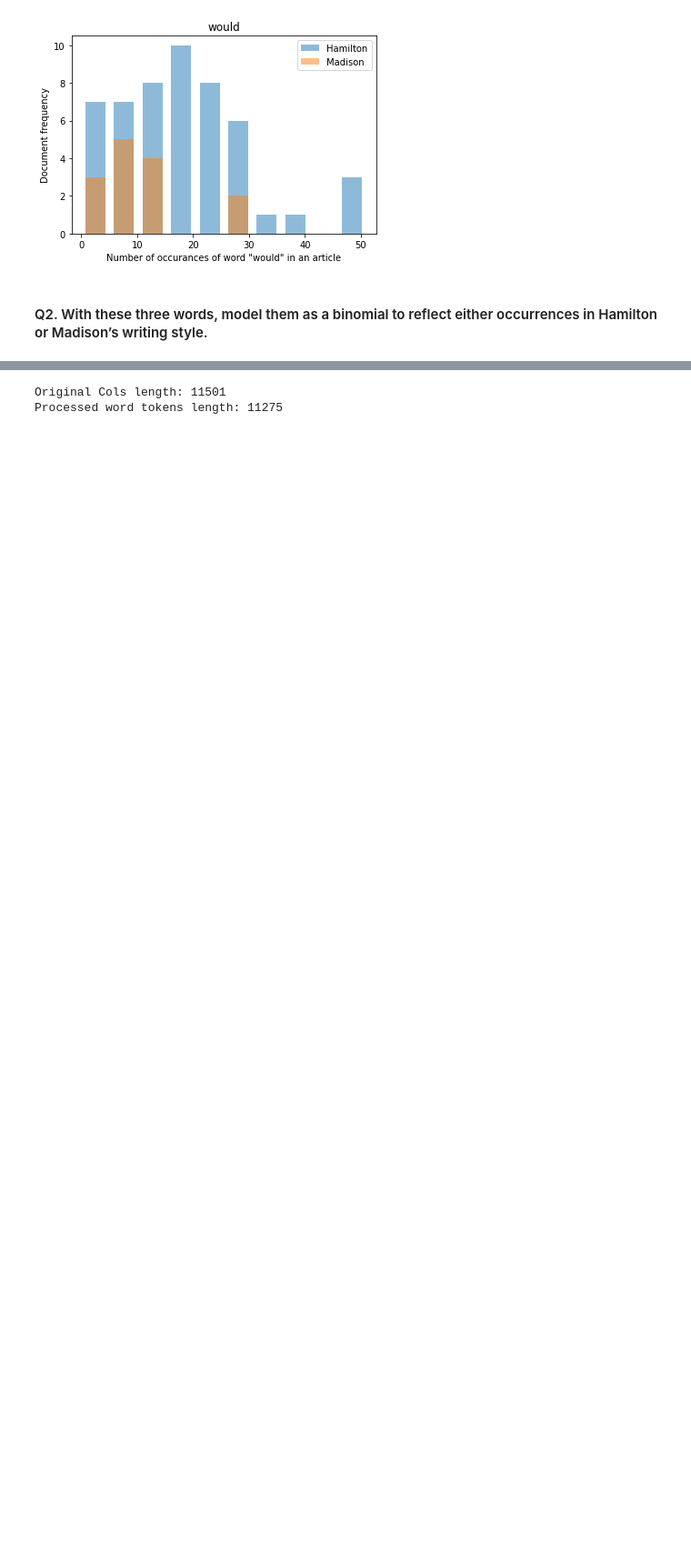
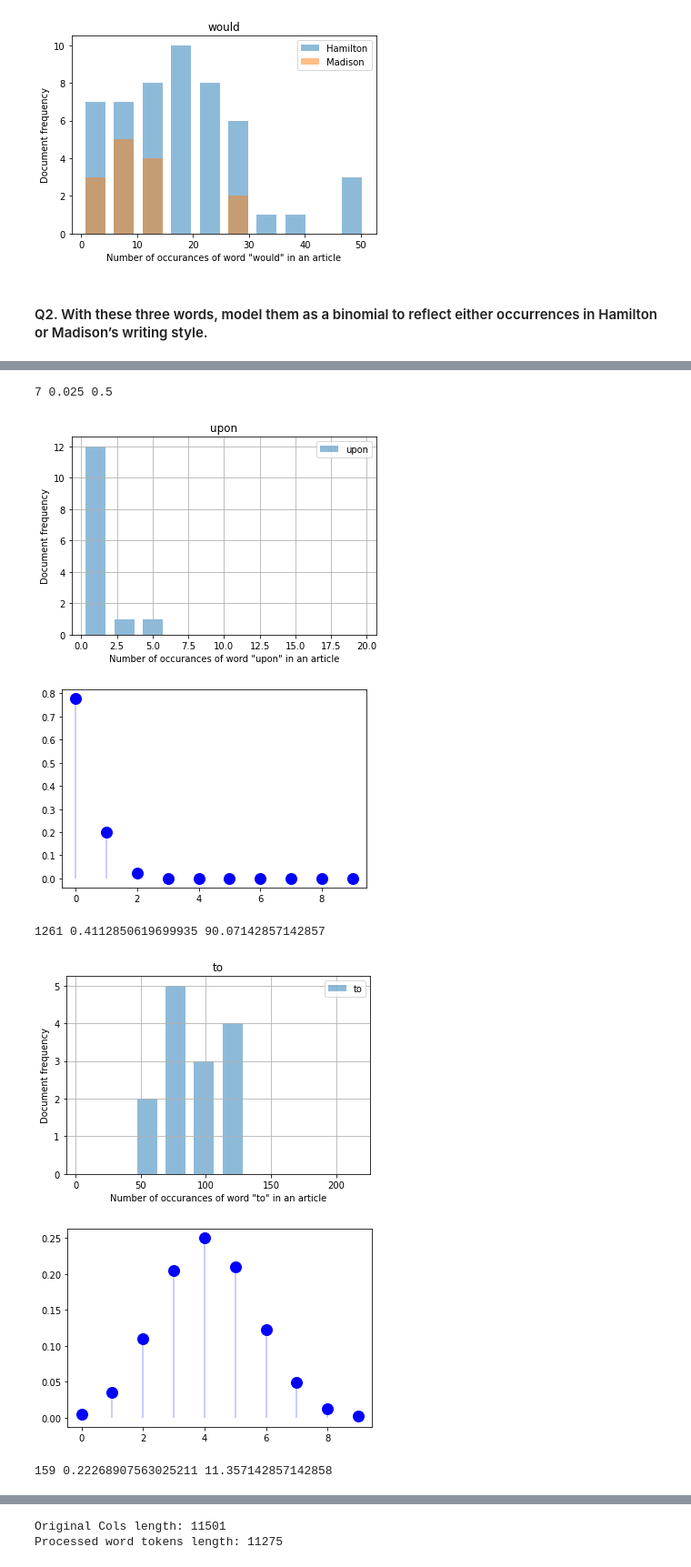
Before and after one commit to VedasriNakka/DH-Week1, a Jupyter notebook: week5/w5_DH_Vedasri.ipynb, the cells around one changed output, grey strips where cells are left out. Shown: that part at 91% size. Cells and saved outputs as stored; diff of their text form; code cells hidden in the pictures; blank space fills up the shorter version.

```diff
--- a/week5/w5_DH_Vedasri.ipynb
+++ b/week5/w5_DH_Vedasri.ipynb
@@ -68,0 +101,29 @@ for word in ['upon','to','would']:
+# %%
+for word in ['upon','to', 'would']:
+
+    maxwordcount = df_known[word].max()
+    df_known[df_known['AUTHOR'] == 'Madison'][word].hist(rwidth=0.7,alpha=0.5, range=(0, maxwordcount), bins=10, legend=True)
+    plt.title(word)
+    plt.xlabel('Number of occurances of word "{}" in an article'.format(word))
+    plt.ylabel('Document frequency')
+
+    total = df[df['AUTHOR'] == 'Madison'][word].sum()
+    mean = df[df['AUTHOR'] == 'Madison'][word].mean()
+    p = mean/ maxwordcount
+    print(total,p, mean)
+
+    fig, ax = plt.subplots()
+    n = 10
+    x = np.arange(0, 10)
+    ax.plot(x, binom.pmf(x, n, p), 'bo', ms=12, label='binom pmf')
+    ax.vlines(x, 0, binom.pmf(x, n, p), colors='b', lw=2, alpha=0.2)
+
+    plt.show()
+# %% [output]
+7 0.025 0.5
+[figure, added]
+[figure, added]
+1261 0.4112850619699935 90.07142857142857
+[figure, added]
+[figure, added]
+159 0.22268907563025211 11.357142857142858
```
Also changed, not shown: parts of 16 cells of this notebook.
